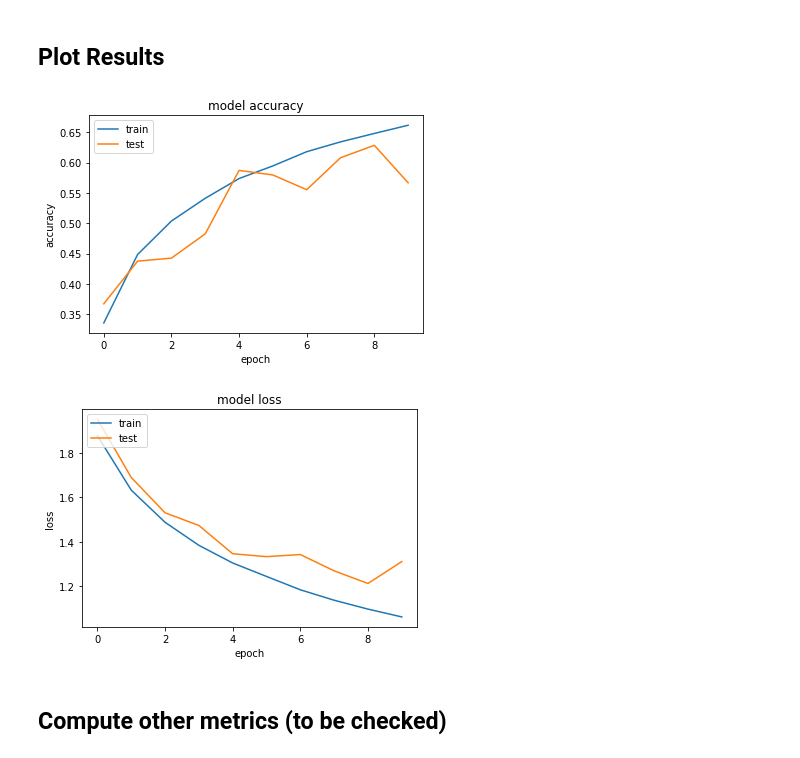
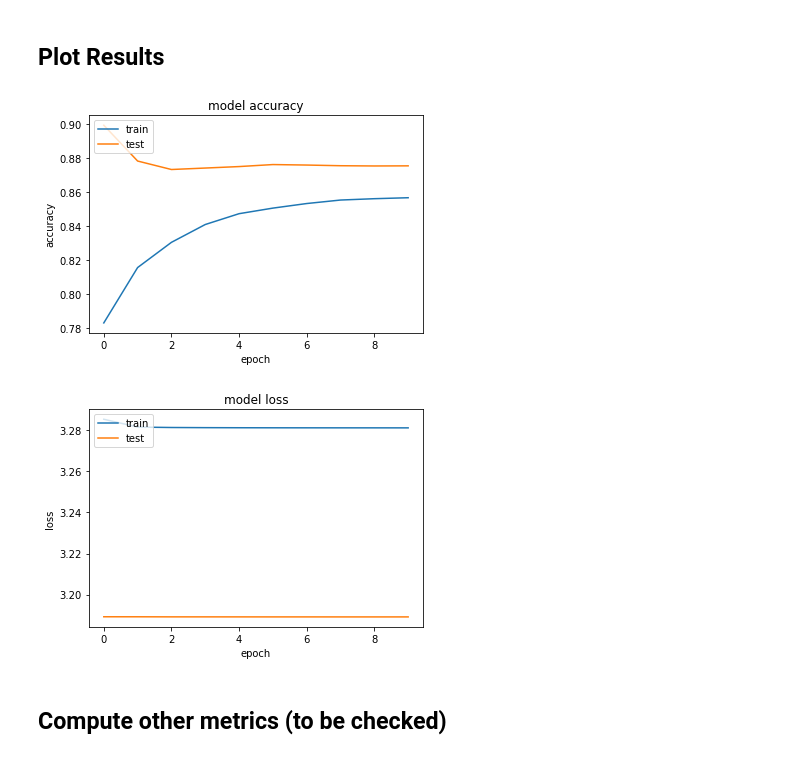
Before and after one commit to Prinzivalle/Sound-Event-Detection, a Jupyter notebook: project_plaidML_TUT_SED.ipynb, the cells around one changed output. Cells and saved outputs as stored; diff of their text form; code cells hidden in the pictures.

```diff
--- a/project_plaidML_TUT_SED.ipynb
+++ b/project_plaidML_TUT_SED.ipynb
@@ -153,0 +24,5 @@ featuresdf['feature'][0].shape
+# %%
+import pandas as pd
+df = pd.read_csv('E:\\Xception\\TUT-SED-synthetic-2016\\meta.txt', delimiter = "\t", header=None)
+df.columns = ["file", "drop1", "onset", "offset", "label", "drop2"]
+df = df.drop(columns=["drop1", "drop2"])
@@ -284,23 +356,24 @@ reset_selective -f X
 # %%
 from keras.models import Model
 from keras.layers import SeparableConv2D, ZeroPadding2D, Activation, Dropout, Dense, \
-                            Conv2D, MaxPooling2D, GlobalAveragePooling2D
+                            Conv2D, MaxPooling2D, GlobalAveragePooling2D, Reshape
 from keras.layers.normalization import BatchNormalization
 from keras import Input, optimizers
 
 num_rows = 40
-num_columns = 4223
+num_columns = 1024
 num_channels = 1
 
-x_train = x_train.reshape(x_train.shape[0], num_rows, num_columns, num_channels)
-x_test = x_test.reshape(x_test.shape[0], num_rows, num_columns, num_channels)
+x_train = x_train.reshape(x_train.shape[0], num_columns, num_rows, num_channels)
+x_test = x_test.reshape(x_test.shape[0], num_columns, num_rows, num_channels)
 
-num_labels = yy.shape[1]
+#num_labels = yy.shape[1]
+num_labels = 16
 
 def Net(input_shape, num_classes, dilated_kernel, dilation, dilated_padding):
 
     # input layer
-    inputs = Input(shape=(num_rows, num_columns, num_channels))
+    inputs = Input(shape=(num_columns, num_rows, num_channels))
 
     # DWS-CNN layer 1
     x = ZeroPadding2D(padding=(2))(inputs)
@@ -339,19 +412,24 @@ def Net(input_shape, num_classes, dilated_kernel, dilation, dilated_padding):
     x = Dropout(0.25)(x)
 
     # DIL-CNN
-    x = ZeroPadding2D(padding=(0, dilated_padding*dilation))(x)
-    x = Conv2D(256, kernel_size=dilated_kernel, dilation_rate=(1,dilation))(x)
+    x = ZeroPadding2D(padding=(dilated_padding*dilation, 1))(x)
+    x = Conv2D(256, kernel_size=dilated_kernel, dilation_rate=(dilation, 1))(x)
     x = BatchNormalization()(x)
     x = Activation('relu')(x)
 
+    x = Reshape((1024, 256))(x)
+    #x.reshape(x_train.shape[0], 16, 1024)
+
     # classifier layer
-    x = GlobalAveragePooling2D(name='avg_pool')(x)
+    #x = GlobalAveragePooling2D(name='avg_pool')(x)
     outputs = Dense(num_labels,activation='sigmoid')(x)
+
 
     # model compilation for training
     adam = optimizers.Adam(lr=0.0001)
     model = Model(inputs, outputs)
-    model.compile(loss='categorical_crossentropy', optimizer=adam, metrics=['accuracy'])
+    #model.compile(loss='categorical_crossentropy', optimizer=adam, metrics=['accuracy'])
+    model.compile(loss='categorical_crossentropy', optimizer=adam, metrics=["binary_accuracy"])
 
     return model
 
@@ -360,8 +438,8 @@ def Net(input_shape, num_classes, dilated_kernel, dilation, dilated_padding):
 input_shape = (256, 256, 1)
 num_classes = 10
 dilated_kernel = (3,3)
-dilation = (10)
-dilated_padding = 2
+dilation = 10
+dilated_padding = 1
 model = Net(input_shape,num_classes,dilated_kernel,dilation,dilated_padding)
 model.summary()
 # %% [output]
@@ -391,11 +469,14 @@ from datetime import datetime
 
 num_epochs = 10
 # low batch size due to memory maximum dimension, modify if using smaller dataset
-num_batch_size = 3
+num_batch_size = 8
 
 #checkpointer = ModelCheckpoint(filepath='saved_models/weights.best.basic_cnn.hdf5',
 #                               verbose=1, save_best_only=True)
 start = datetime.now()
+
+y_train = y_train.reshape(y_train.shape[0], 1024, 16)
+y_test = y_test.reshape(y_test.shape[0], 1024, 16)
 
 #history = model.fit(x_train, y_train, batch_size=num_batch_size, epochs=num_epochs, validation_data=(x_test, y_test), verbose=1)
 history = model.fit(x_train, y_train, batch_size=num_batch_size, epochs=num_epochs, validation_split=0.16, verbose=1)
@@ -441,25 +522,25 @@ model.save(filename)
 # %%
 import matplotlib.pyplot as plt
 
 # summarize history for accuracy
-plt.plot(history.history['acc'])
-plt.plot(history.history['val_acc'])
+plt.plot(history.history['binary_accuracy'])
+plt.plot(history.history['val_binary_accuracy'])
 plt.title('model accuracy')
 plt.ylabel('accuracy')
 plt.xlabel('epoch')
 plt.legend(['train', 'test'], loc='upper left')
 plt.show()
 # summarize history for loss
 plt.plot(history.history['loss'])
 plt.plot(history.history['val_loss'])
 plt.title('model loss')
 plt.ylabel('loss')
 plt.xlabel('epoch')
 plt.legend(['train', 'test'], loc='upper left')
 plt.show()
 # %% [output]
-[figure, old version]
+[figure, new version]
-[figure, old version]
+[figure, new version]
 # %% [markdown]
 ## Compute other metrics (to be checked)
 # %%
```
Also changed, not shown: parts of 24 cells of this notebook.
